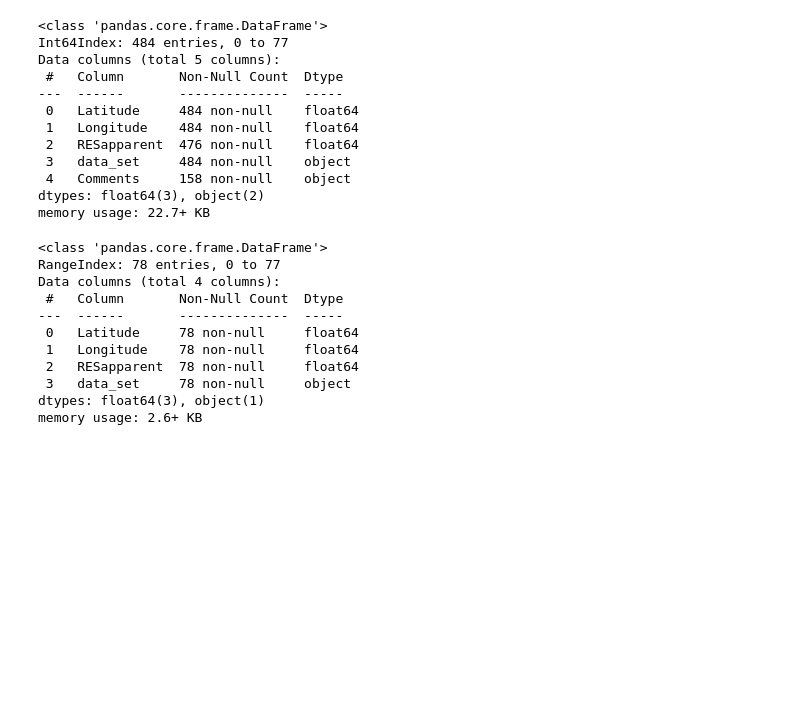
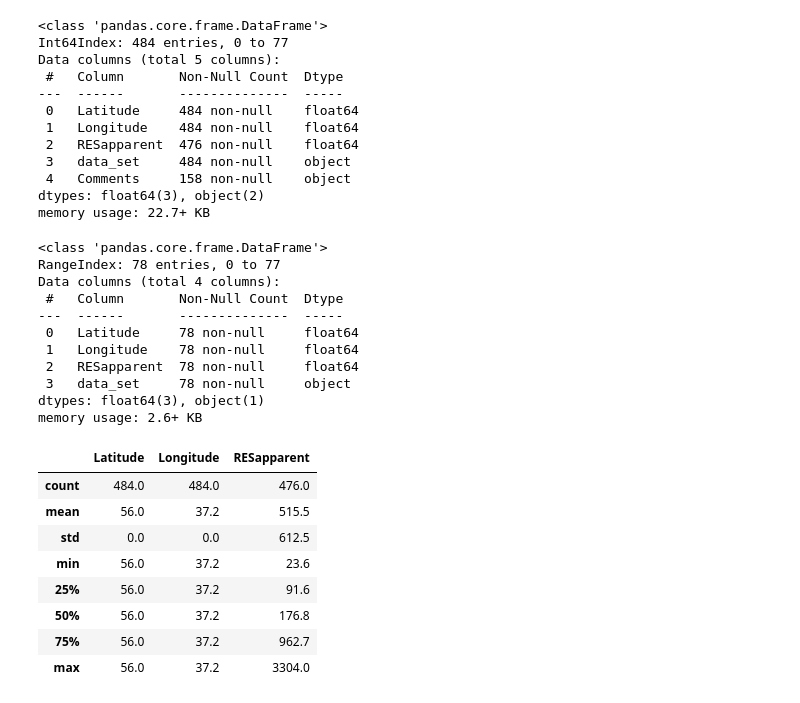
Before and after one commit to Landviser-LLC/landmapper, a Jupyter notebook: HEP/add_lat_long.ipynb, the cells around one changed output. Cells and saved outputs as stored; diff of their text form; code cells hidden in the pictures; blank space fills up the shorter version.

```diff
--- a/HEP/add_lat_long.ipynb
+++ b/HEP/add_lat_long.ipynb
@@ -305,3 +305,15 @@ Data columns (total 4 columns):
  3   data_set     78 non-null     object
 dtypes: float64(3), object(1)
 memory usage: 2.6+ KB
+# %%
+all_erGIS.describe().round(1)
+# %% [output]
+|  | Latitude | Longitude | RESapparent |
+| count | 484.0 | 484.0 | 476.0 |
+| mean | 56.0 | 37.2 | 515.5 |
+| std | 0.0 | 0.0 | 612.5 |
+| min | 56.0 | 37.2 | 23.6 |
+| 25% | 56.0 | 37.2 | 91.6 |
+| 50% | 56.0 | 37.2 | 176.8 |
+| 75% | 56.0 | 37.2 | 962.7 |
+| max | 56.0 | 37.2 | 3304.0 |
```
Also changed, not shown: parts of 3 cells of this notebook, 6 other files.
